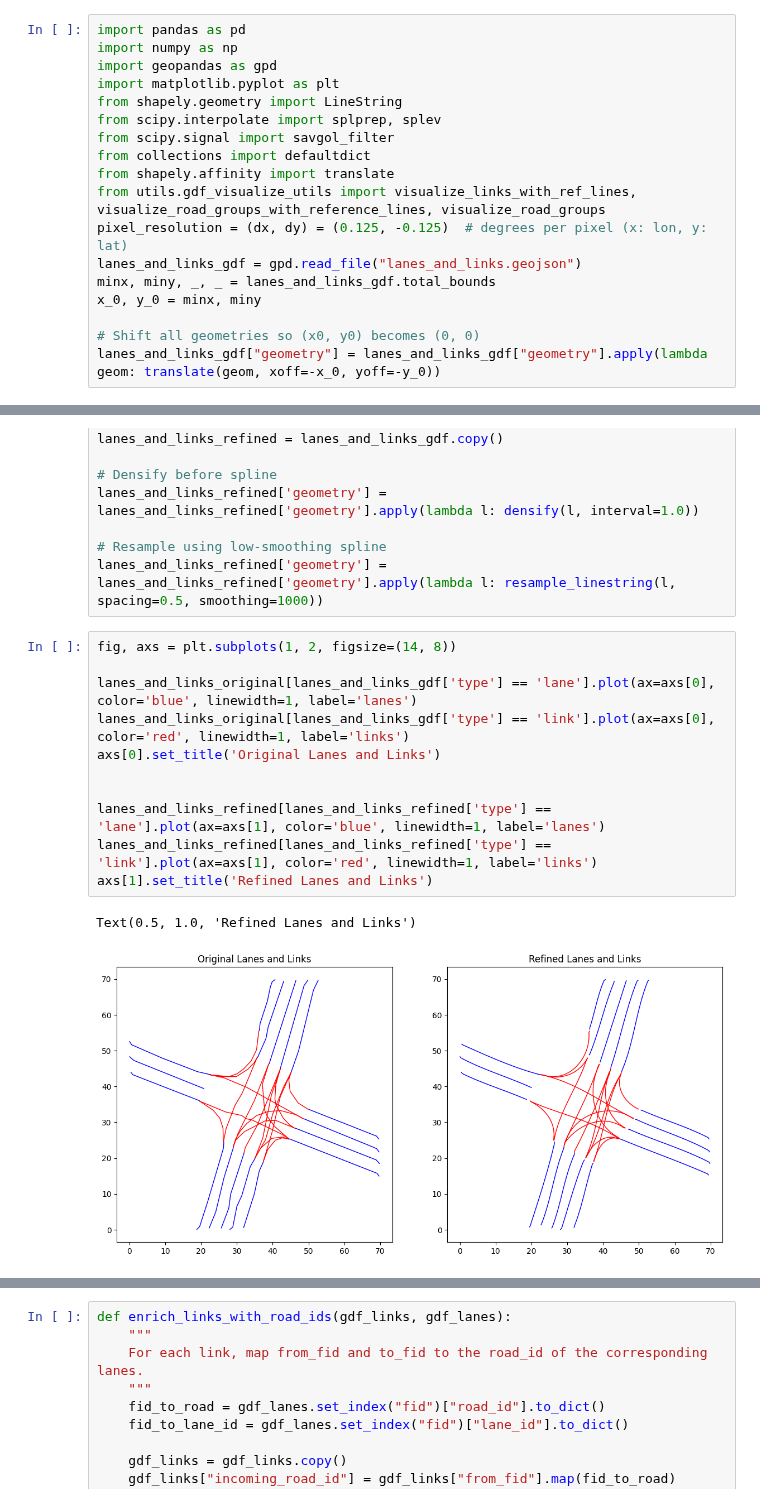
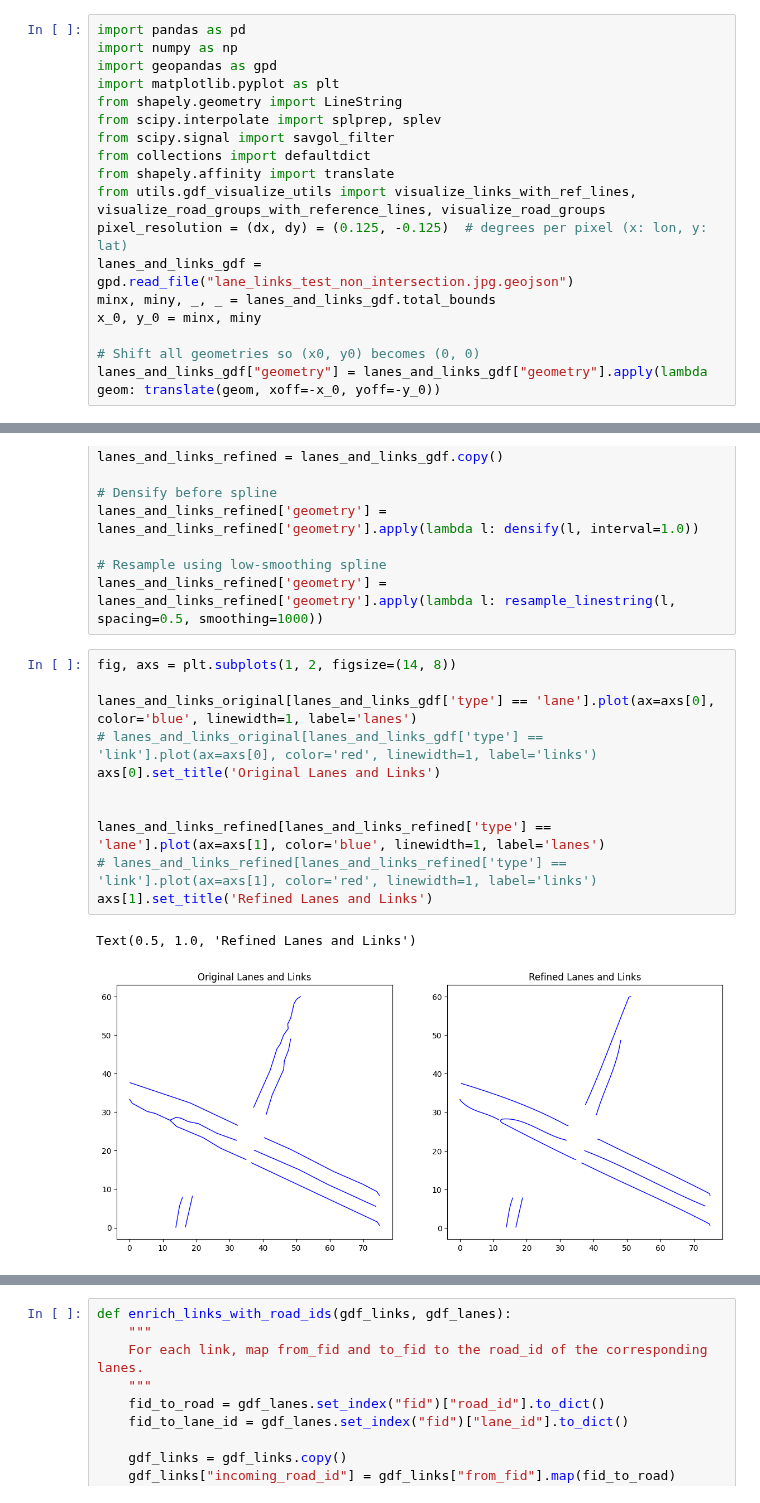
Before and after one commit to shao-lab-uga/LaneGraph, a Jupyter notebook: extract_opendrive_map.ipynb, the cells around one changed output, grey strips where cells are left out. Cells and saved outputs as stored; diff of their text form.

```diff
--- a/extract_opendrive_map.ipynb
+++ b/extract_opendrive_map.ipynb
@@ -10,7 +10,7 @@ from collections import defaultdict
 from shapely.affinity import translate
 from utils.gdf_visualize_utils import visualize_links_with_ref_lines, visualize_road_groups_with_reference_lines, visualize_road_groups
 pixel_resolution = (dx, dy) = (0.125, -0.125)  # degrees per pixel (x: lon, y: lat)
-lanes_and_links_gdf = gpd.read_file("lanes_and_links.geojson")
+lanes_and_links_gdf = gpd.read_file("lane_links_test_non_intersection.jpg.geojson")
 minx, miny, _, _ = lanes_and_links_gdf.total_bounds
 x_0, y_0 = minx, miny
 
@@ -61,15 +61,15 @@ lanes_and_links_refined['geometry'] = lanes_and_links_refined['geometry'].apply(
 # %%
 fig, axs = plt.subplots(1, 2, figsize=(14, 8))
 
 lanes_and_links_original[lanes_and_links_gdf['type'] == 'lane'].plot(ax=axs[0], color='blue', linewidth=1, label='lanes')
-lanes_and_links_original[lanes_and_links_gdf['type'] == 'link'].plot(ax=axs[0], color='red', linewidth=1, label='links')
+# lanes_and_links_original[lanes_and_links_gdf['type'] == 'link'].plot(ax=axs[0], color='red', linewidth=1, label='links')
 axs[0].set_title('Original Lanes and Links')
 
 
 lanes_and_links_refined[lanes_and_links_refined['type'] == 'lane'].plot(ax=axs[1], color='blue', linewidth=1, label='lanes')
-lanes_and_links_refined[lanes_and_links_refined['type'] == 'link'].plot(ax=axs[1], color='red', linewidth=1, label='links')
+# lanes_and_links_refined[lanes_and_links_refined['type'] == 'link'].plot(ax=axs[1], color='red', linewidth=1, label='links')
 axs[1].set_title('Refined Lanes and Links')
 # %% [output]
 Text(0.5, 1.0, 'Refined Lanes and Links')
-[figure, old version]
+[figure, new version]
 # %%
```
Also changed, not shown: parts of 7 cells of this notebook, 15 other files.
